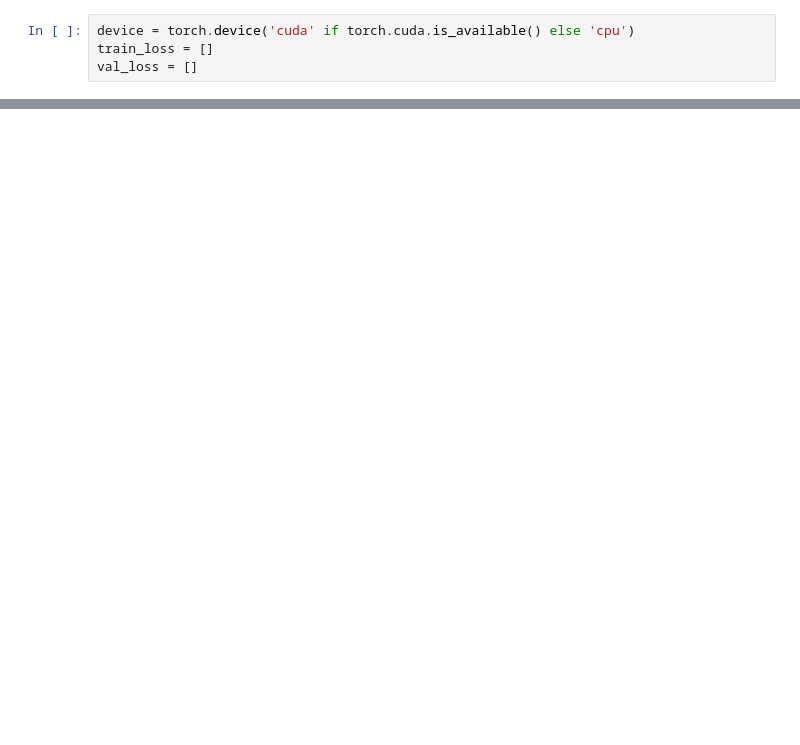
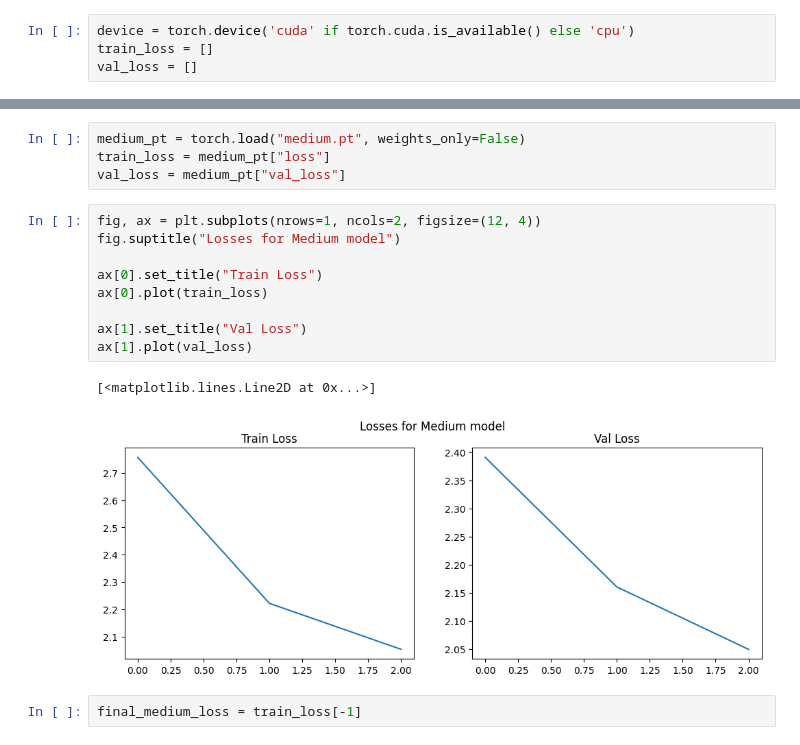
Before and after one commit to TheGEN1U5/DLventures, a Jupyter notebook: nlp/transformers/mt_transformer.ipynb, the cells around one changed output, grey strips where cells are left out. Drawn from its saved outputs; the diff is of its cells as text; blank space fills up the shorter version.

```diff
--- a/nlp/transformers/mt_transformer.ipynb
+++ b/nlp/transformers/mt_transformer.ipynb
@@ -573,0 +599,18 @@ model.to("cuda")
+# %%
+medium_pt = torch.load("medium.pt", weights_only=False)
+train_loss = medium_pt["loss"]
+val_loss = medium_pt["val_loss"]
+# %%
+fig, ax = plt.subplots(nrows=1, ncols=2, figsize=(12, 4))
+fig.suptitle("Losses for Medium model")
+
+ax[0].set_title("Train Loss")
+ax[0].plot(train_loss)
+
+ax[1].set_title("Val Loss")
+ax[1].plot(val_loss)
+# %% [output]
+[<matplotlib.lines.Line2D at 0x...>]
+[figure, new version]
+# %%
+final_medium_loss = train_loss[-1]
```
Also changed, not shown: parts of 39 cells of this notebook.
